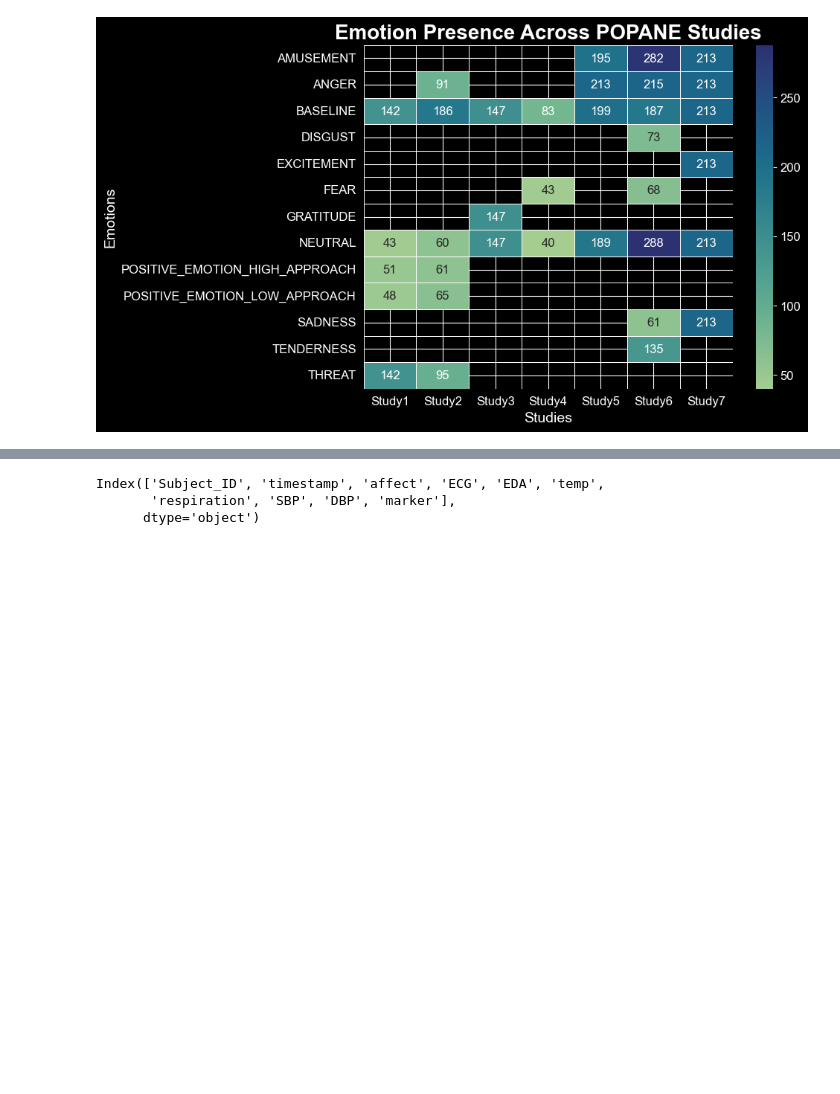
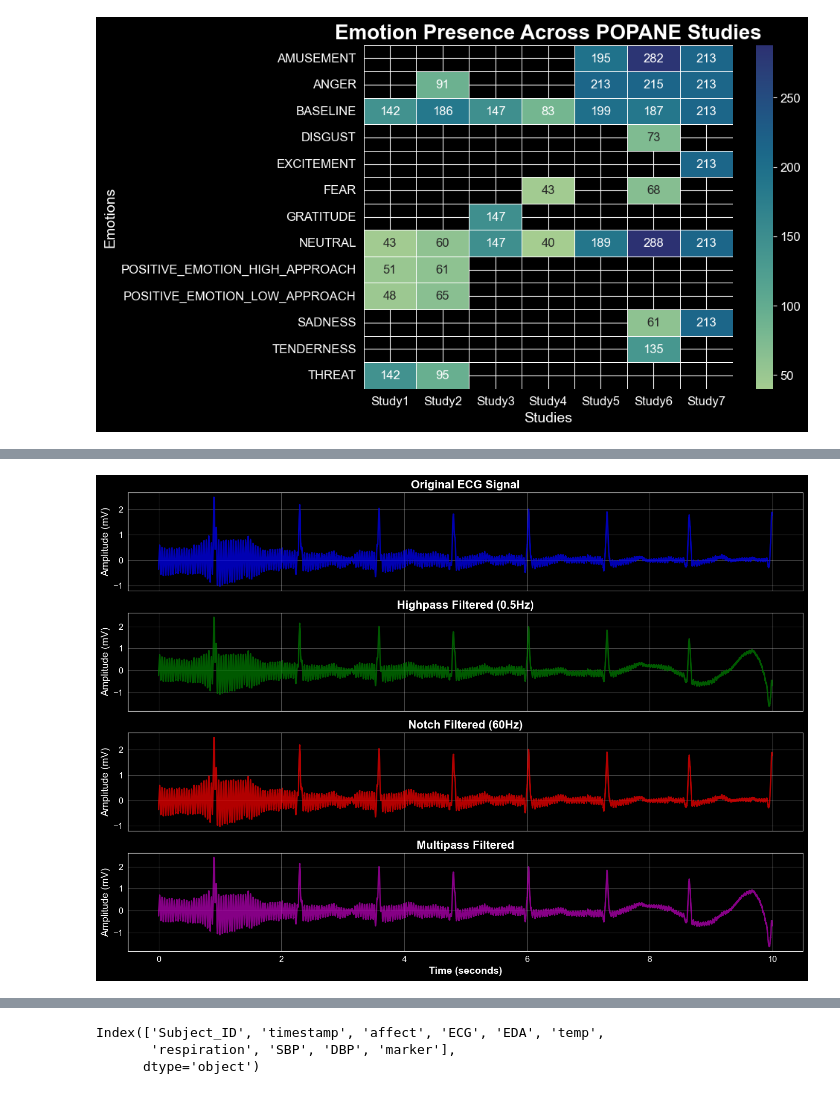
Before and after one commit to magana272/POPANEpy, a Jupyter notebook: notebooks/analysis.ipynb, the cells around one changed output, grey strips where cells are left out. Saved outputs shown, nothing was run; the diff lists cells and outputs as text; code cells hidden in the pictures; blank space fills up the shorter version.

```diff
--- a/notebooks/analysis.ipynb
+++ b/notebooks/analysis.ipynb
@@ -111,0 +147,44 @@ df_study1 = conn.execute(query).fetchdf()
+# %%
+# Apply frequency domain filters
+subject_1 = popane.get_subject(1, 2)
+if subject_1:
+    df_subject = subject_1.to_dataframe()
+
+    # Get ECG signal
+    ecg_signal = df_subject['ECG'].dropna().values[:5000]  # First 5000 samples
+
+    # Apply different filters
+    ecg_highpass = highpass_0_5hz(ecg_signal, fs=500)
+    ecg_notch = notch_filter(ecg_signal, freq=60, fs=500)  # Remove 60Hz noise
+    ecg_multipass = mutlipass_filter(ecg_signal, fs=500)
+
+    # Visualize filtering effects
+    fig, axes = plt.subplots(4, 1, figsize=(14, 10), sharex=True)
+    time = np.arange(len(ecg_signal)) / 500  # Convert to seconds
+
+    axes[0].plot(time, ecg_signal, 'b-', alpha=0.7)
+    axes[0].set_title('Original ECG Signal', fontweight='bold')
+    axes[0].set_ylabel('Amplitude (mV)')
+    axes[0].grid(alpha=0.3)
+
+    axes[1].plot(time, ecg_highpass, 'g-', alpha=0.7)
+    axes[1].set_title('Highpass Filtered (0.5Hz)', fontweight='bold')
+    axes[1].set_ylabel('Amplitude (mV)')
+    axes[1].grid(alpha=0.3)
+
+    axes[2].plot(time, ecg_notch, 'r-', alpha=0.7)
+    axes[2].set_title('Notch Filtered (60Hz)', fontweight='bold')
+    axes[2].set_ylabel('Amplitude (mV)')
+    axes[2].grid(alpha=0.3)
+
+    axes[3].plot(time, ecg_multipass, 'm-', alpha=0.7)
+    axes[3].set_title('Multipass Filtered', fontweight='bold')
+    axes[3].set_ylabel('Amplitude (mV)')
+    axes[3].set_xlabel('Time (seconds)', fontweight='bold')
+    axes[3].grid(alpha=0.3)
+
+    plt.tight_layout()
+    plt.savefig(output_dir / 'frequency_filtering_comparison.png', dpi=300)
+    plt.show()
+# %% [output]
+[figure, added]
```
Also changed, not shown: parts of 35 cells of this notebook, 7 other files.
